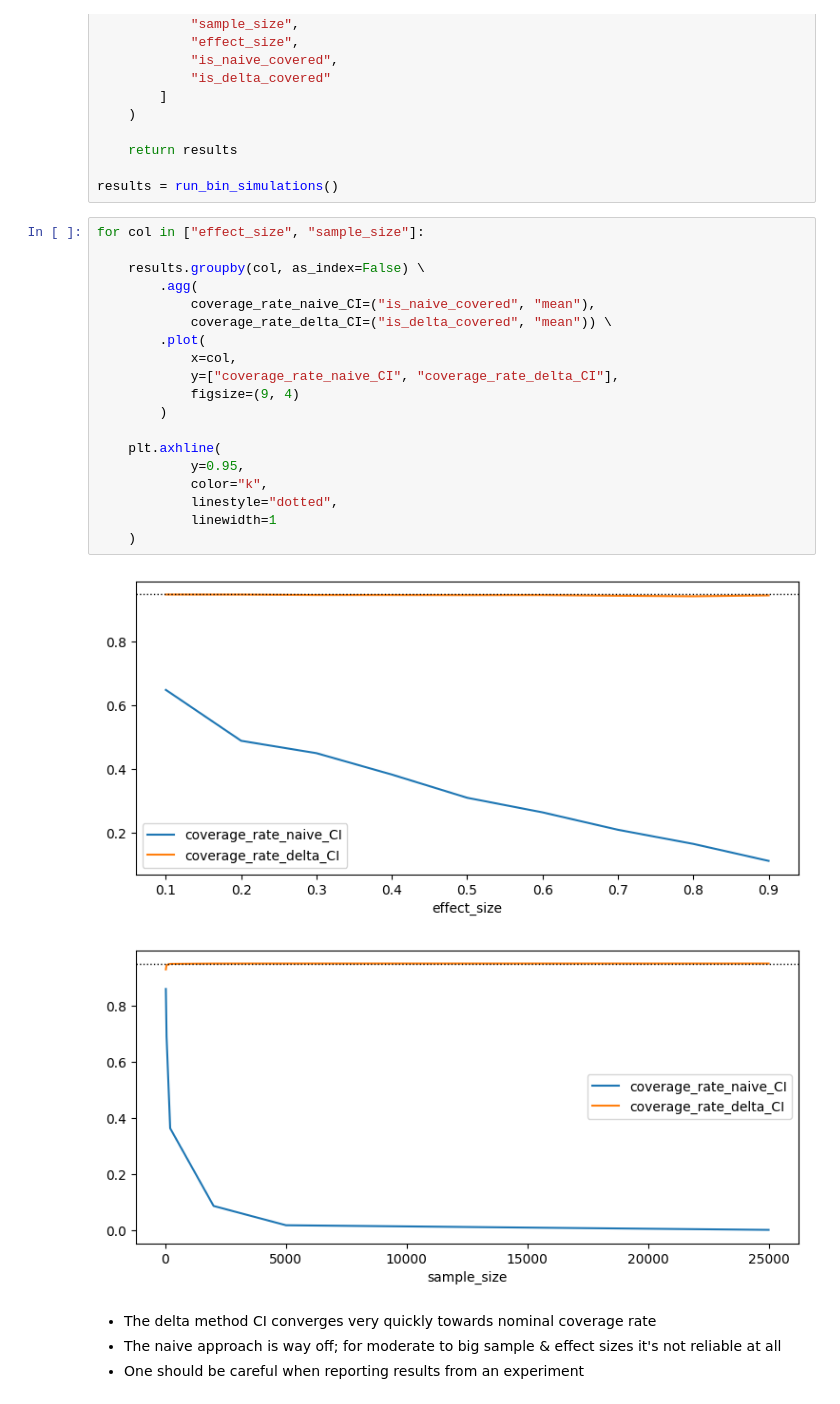
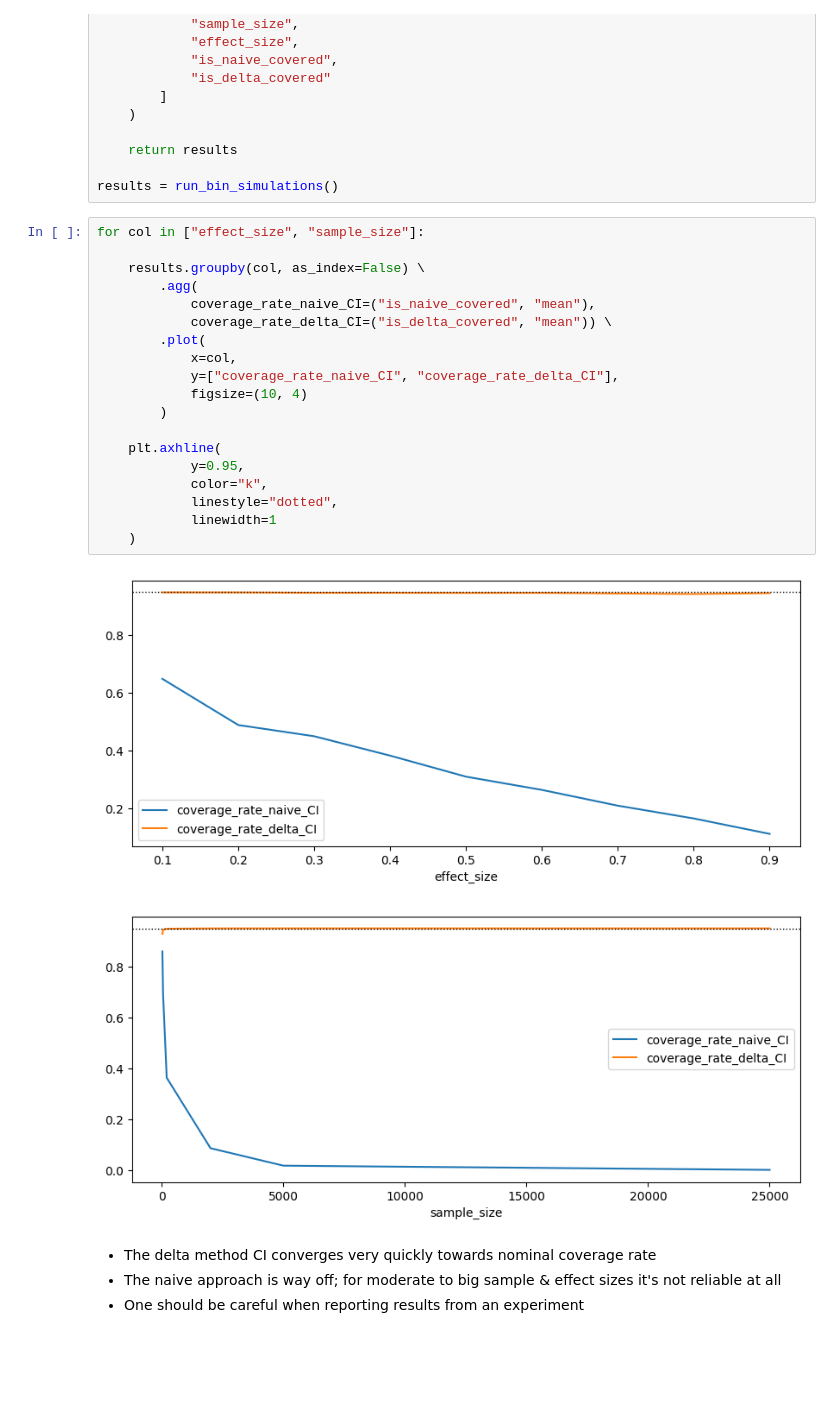
Before and after one commit to aurel-p/statistical_simulations, a Jupyter notebook: naive_vs_delta_relative_diff_CI/naive_vs_delta_rel_diff_CI.ipynb, the cells around one changed output. Cells and saved outputs as stored; diff of their text form; blank space fills up the shorter version.

```diff
--- a/naive_vs_delta_relative_diff_CI/naive_vs_delta_rel_diff_CI.ipynb
+++ b/naive_vs_delta_relative_diff_CI/naive_vs_delta_rel_diff_CI.ipynb
@@ -86,25 +86,25 @@ results = run_bin_simulations()
 # %%
 for col in ["effect_size", "sample_size"]:
 
     results.groupby(col, as_index=False) \
         .agg(
             coverage_rate_naive_CI=("is_naive_covered", "mean"),
             coverage_rate_delta_CI=("is_delta_covered", "mean")) \
         .plot(
             x=col,
             y=["coverage_rate_naive_CI", "coverage_rate_delta_CI"],
-            figsize=(9, 4)
+            figsize=(10, 4)
         )
 
     plt.axhline(
             y=0.95,
             color="k",
             linestyle="dotted",
             linewidth=1
     )
 # %% [output]
-[figure, old version]
+[figure, new version]
-[figure, old version]
+[figure, new version]
 # %% [markdown]
 - The delta method CI converges very quickly towards nominal coverage rate
 - The naive approach is way off; for moderate to big sample & effect sizes it's not reliable at all
```
